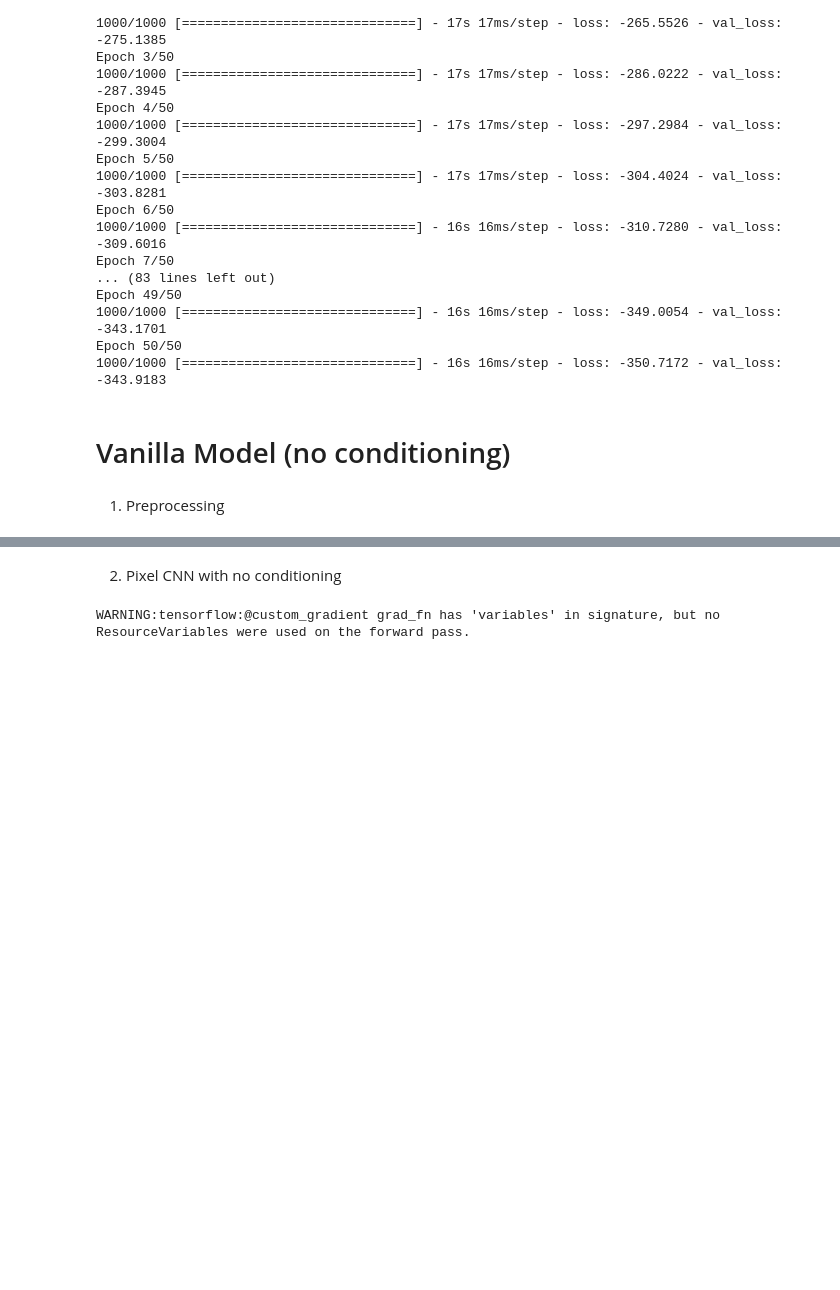
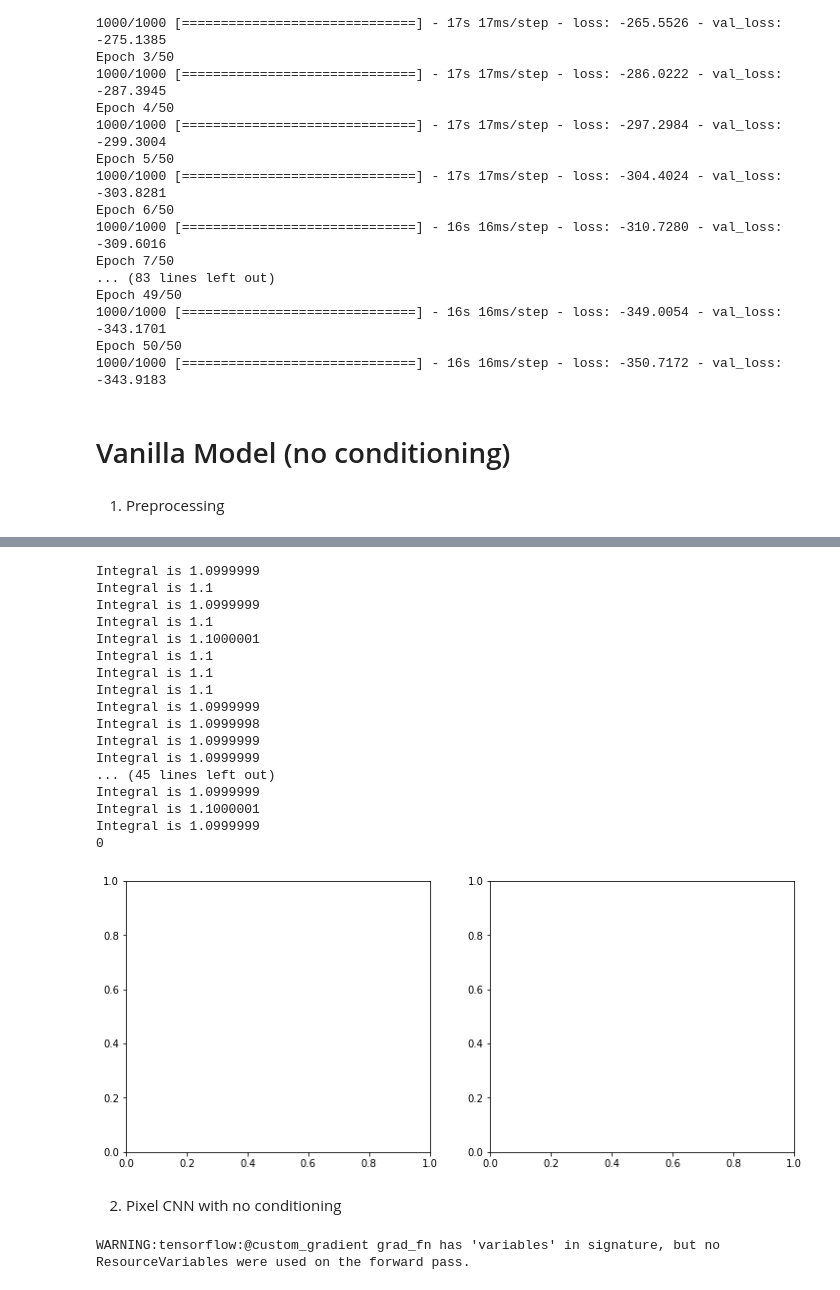
Before and after one commit to EiffL/sfh-inference-hackathon, a Jupyter notebook: notebooks/PixelCNN_tng100_compare_cond_NC.ipynb, the cells around one changed output, grey strips where cells are left out. Drawn from its saved outputs; the diff is of its cells as text; code cells hidden in the pictures; blank space fills up the shorter version.

```diff
--- a/notebooks/PixelCNN_tng100_compare_cond_NC.ipynb
+++ b/notebooks/PixelCNN_tng100_compare_cond_NC.ipynb
@@ -768,0 +815,16 @@ def vanilla_input_pipeline(mode='train', batch_size=64,
+# %%
+sample = dtrain_vanilla.take(60)
+
+fig, ax = plt.subplots(1,2, figsize =(12,5))
+j=0
+for samp in sample :
+    print("Integral is",tf.reduce_sum(samp[0][0]).numpy())
+    if tf.math.reduce_any(tf.math.is_nan(samp[1])):
+        print("Integral is",tf.reduce_sum(samp[0][0]).numpy())
+        j+=1
+print(j)
+    #print(samp[0].shape)
+    #ax[0].plot(samp[0][0])
+    #ax[1].plot(samp[1][0])
+    #print("Integral is",tf.reduce_sum(samp[0][0]).numpy())
+# %% [output]
@@ -769,3 +833,21 @@ def vanilla_input_pipeline(mode='train', batch_size=64,
+Integral is 1.0999999
+Integral is 1.1
+Integral is 1.0999999
+Integral is 1.1
+Integral is 1.1000001
+Integral is 1.1
+Integral is 1.1
+Integral is 1.1
+Integral is 1.0999999
+Integral is 1.0999998
+Integral is 1.0999999
+Integral is 1.0999999
+... (45 lines left out)
+Integral is 1.0999999
+Integral is 1.1000001
+Integral is 1.0999999
+0
+[figure, added]
 # %% [markdown]
 2. Pixel CNN with no conditioning
 # %%
```
Also changed, not shown: parts of 10 cells of this notebook.
